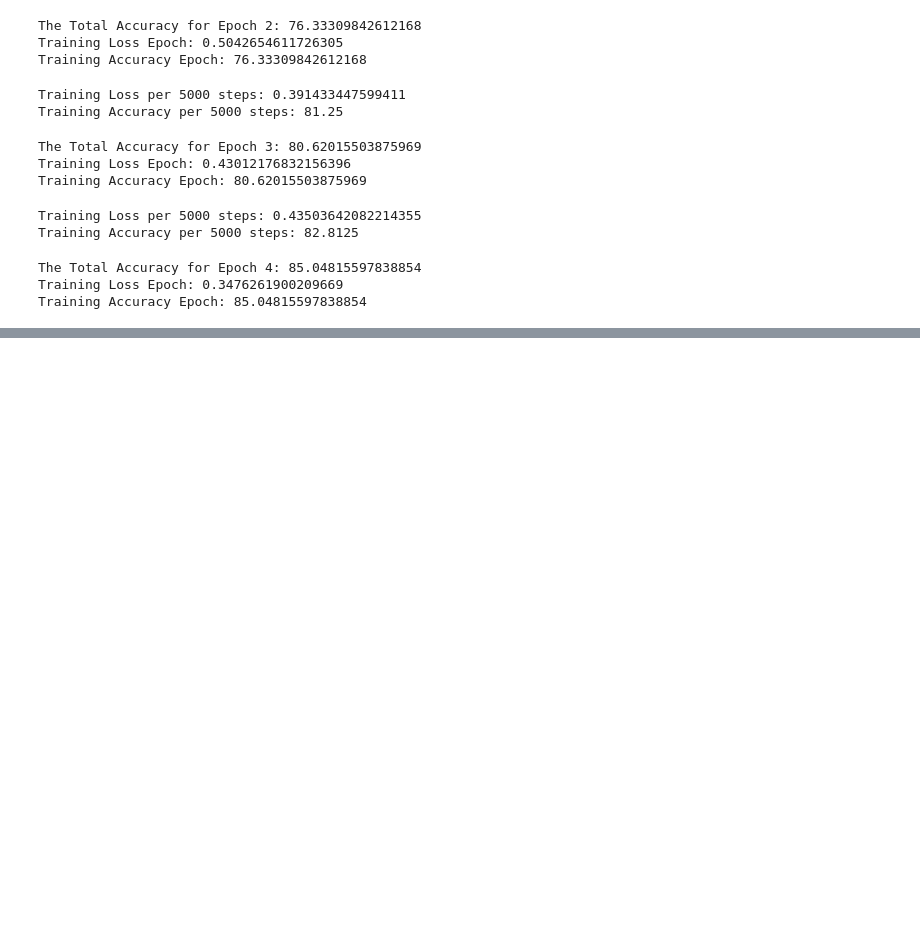
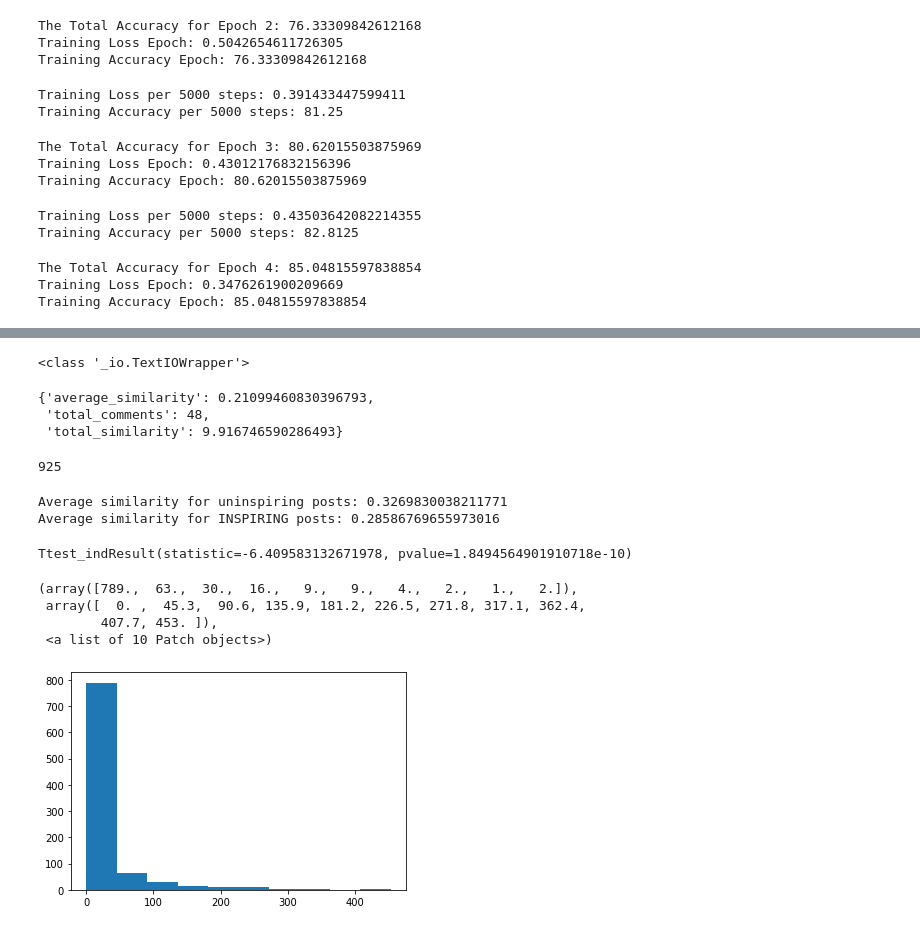
Before and after one commit to d141/Contagious-Inspiration, a Jupyter notebook: Train_Inspiration.ipynb, the cells around one changed output, grey strips where cells are left out. Drawn from its saved outputs; the diff is of its cells as text; code cells hidden in the pictures; blank space fills up the shorter version.

```diff
--- a/Train_Inspiration.ipynb
+++ b/Train_Inspiration.ipynb
@@ -1024,0 +1191,7 @@ Training Accuracy Epoch: 85.04815597838854
+# %%
+import pandas as pd
+
+df = pd.read_csv('data_all_post_ids.csv')
+
+inspiring_list = list(df['inspiring'].sample(1500, random_state = 42))
+not_inspiring_list = list(df['not inspiring'].sample(1500, random_state=42))
@@ -1024,0 +1343,11 @@ Training Accuracy Epoch: 85.04815597838854
+# %%
+i_similarities = []
+i_num_posts = []
+i_total_similarities = []
+for d in inspiring_posts:
+  try:
+    i_similarities.append(inspiring_posts[d]['average_similarity'])
+    i_num_posts.append(inspiring_posts[d]['total_comments'])
+    i_total_similarities.append(inspiring_posts[d]['total_similarity'])
+  except:
+    print(inspiring_posts[d])
@@ -1024,0 +1360,54 @@ Training Accuracy Epoch: 85.04815597838854
+# %%
+import json as JSON
+
+with open('not_inspiring.json') as json_file:
+    print(type(json_file))
+    not_inspiring_posts = JSON.load(json_file)
+# %% [output]
+<class '_io.TextIOWrapper'>
+# %%
+not_inspiring_posts['8l1h9a']
+# %% [output]
+{'average_similarity': 0.21099460830396793,
+ 'total_comments': 48,
+ 'total_similarity': 9.916746590286493}
+# %%
+n_similarities = []
+n_num_posts = []
+n_total_similarities = []
+for d in not_inspiring_posts:
+  try:
+    n_similarities.append(not_inspiring_posts[d]['average_similarity'])
+    n_num_posts.append(not_inspiring_posts[d]['total_comments'])
+    n_total_similarities.append(not_inspiring_posts[d]['total_similarity'])
+  except:
+    continue
+# %%
+len(n_num_posts)
+# %% [output]
+925
+# %%
+import numpy as np
+
+print(f"Average similarity for uninspiring posts: {np.average(n_similarities)}")
+print(f"Average similarity for INSPIRING posts: {np.average(i_similarities)}")
+# %% [output]
+Average similarity for uninspiring posts: 0.3269830038211771
+Average similarity for INSPIRING posts: 0.28586769655973016
+# %%
+from scipy import stats
+from scipy.stats import norm
+
+stats.ttest_ind(i_similarities, n_similarities)
+# %% [output]
+Ttest_indResult(statistic=-6.409583132671978, pvalue=1.8494564901910718e-10)
+# %%
+import matplotlib.pyplot as plt
+
+plt.hist(n_num_posts)
+# %% [output]
+(array([789.,  63.,  30.,  16.,   9.,   9.,   4.,   2.,   1.,   2.]),
+ array([  0. ,  45.3,  90.6, 135.9, 181.2, 226.5, 271.8, 317.1, 362.4,
+        407.7, 453. ]),
+ <a list of 10 Patch objects>)
+[figure, added]
```
Also changed, not shown: parts of 53 cells of this notebook.
